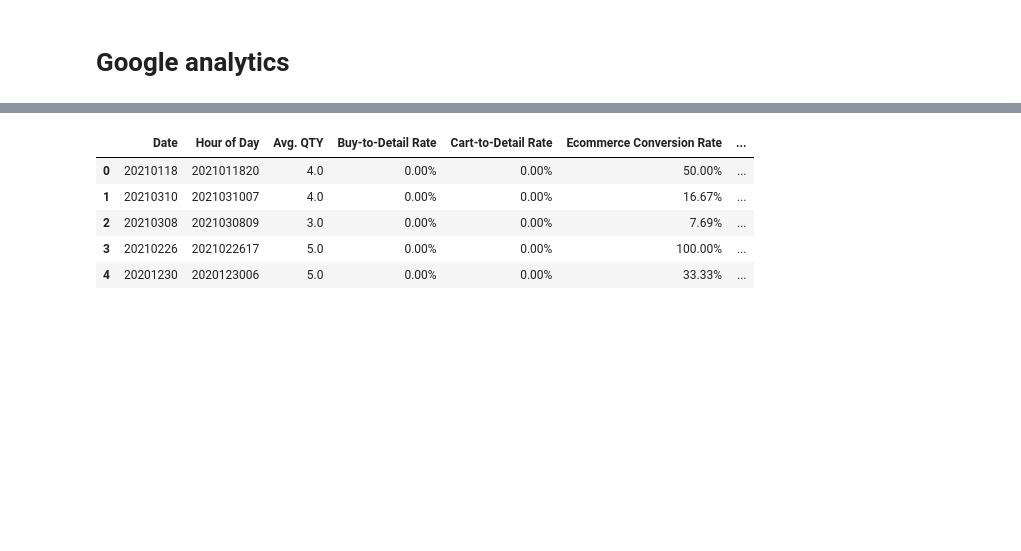
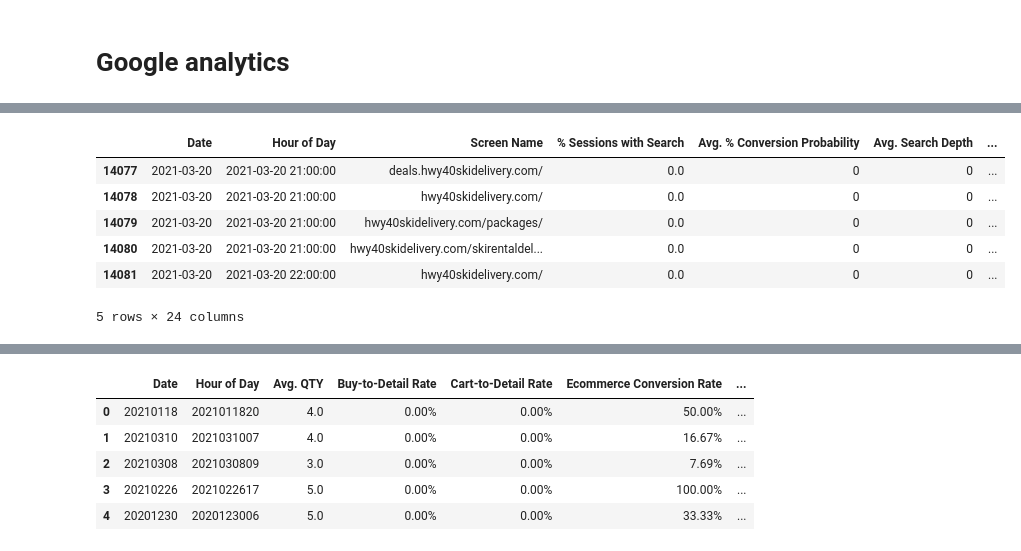
Before and after one commit to Data-Science-in-Business-master/final-project-adventure-haus-and-hwy40-adventure_haus_highway_40, a Jupyter notebook: HW40.ipynb, the cells around one changed output, grey strips where cells are left out. Saved outputs shown, nothing was run; the diff lists cells and outputs as text; code cells hidden in the pictures; blank space fills up the shorter version.

```diff
--- a/HW40.ipynb
+++ b/HW40.ipynb
@@ -179,0 +155,40 @@ device.head()
+# %%
+# Read in behavior data
+behavior_1 = pd.read_csv("data/HWY40/Google Analytics/behavior_1.csv", header=6)
+behavior_2 = pd.read_csv("data/HWY40/Google Analytics/behavior_2.csv", header=6)
+behavior_3 = pd.read_csv("data/HWY40/Google Analytics/behavior_3.csv", header=6)
+behaviors = [behavior_1, behavior_2, behavior_3]
+behavior = pd.concat(behaviors, ignore_index=True)
+
+behavior['Date'] = [dt.datetime.strptime(str(x), '%Y%m%d') for x in behavior['Date']]
+behavior['Hour of Day'] = [dt.datetime.strptime(str(x), '%Y%m%d%H') for x in behavior['Hour of Day']]
+behavior['% Sessions with Search'] = [float(x.strip('%')) for x in behavior['% Sessions with Search']]
+behavior['Avg. % Conversion Probability'] = [int(x) for x in behavior['Avg. % Conversion Probability']]
+behavior['Avg. Search Probability'] = [int(x) for x in behavior['Avg. Search Depth']]
+behavior['Avg. Value'] = [int(x) for x in behavior['Avg. Value']]
+behavior['Entrances'] = [int(x) for x in behavior['Entrances']]
+behavior['Entrances / Pageviews'] = [float(x.strip('%')) for x in behavior['Entrances / Pageviews']]
+behavior['Event Value'] = [int(x) for x in behavior['Event Value']]
+behavior['Events / Session with Event'] = [int(x) for x in behavior['Events / Session with Event']]
+behavior['Results Pageviews'] = [int(x) for x in behavior['Results Pageviews']]
+behavior['Search Depth'] = [int(x) for x in behavior['Search Depth']]
+behavior['Search Exits'] = [int(x) for x in behavior['Search Exits']]
+behavior['Search Refinements'] = [int(x) for x in behavior['Search Refinements']]
+behavior['Sessions with Event'] = [int(x) for x in behavior['Sessions with Event']]
+behavior['Sessions with Search'] = [int(x) for x in behavior['Sessions with Search']]
+behavior['Time after Search'] = [dt.time(dt.datetime.strptime(str(x), '%H:%M:%S').hour, dt.datetime.strptime(str(x), '%H:%M:%S').minute, dt.datetime.strptime(str(x), '%H:%M:%S').second) for x in behavior['Time after Search']]
+behavior['Time on Page'] = [dt.time(dt.datetime.strptime(str(x), '%H:%M:%S').hour, dt.datetime.strptime(str(x), '%H:%M:%S').minute, dt.datetime.strptime(str(x), '%H:%M:%S').second) for x in behavior['Time on Page']]
+behavior['Time on Screen'] = [dt.time(dt.datetime.strptime(str(x), '%H:%M:%S').hour, dt.datetime.strptime(str(x), '%H:%M:%S').minute, dt.datetime.strptime(str(x), '%H:%M:%S').second) for x in behavior['Time on Screen']]
+behavior['Total Events'] = [int(x) for x in behavior['Total Events']]
+behavior['Unique Dimension Combinations'] = [int(x) for x in behavior['Unique Dimension Combinations']]
+behavior['Unique Events'] = [int(x) for x in behavior['Unique Events']]
+behavior['Avg. Search Probability'] = [int(x) for x in behavior['Avg. Search Probability']]
+behavior.tail()
+# %% [output]
+|  | Date | Hour of Day | Screen Name | % Sessions with Search | Avg. % Conversion Probability | Avg. Search Depth | ... |
+| 14077 | 2021-03-20 | 2021-03-20 21:00:00 | deals.hwy40skidelivery.com/ | 0.0 | 0 | 0 | ... |
+| 14078 | 2021-03-20 | 2021-03-20 21:00:00 | hwy40skidelivery.com/ | 0.0 | 0 | 0 | ... |
+| 14079 | 2021-03-20 | 2021-03-20 21:00:00 | hwy40skidelivery.com/packages/ | 0.0 | 0 | 0 | ... |
+| 14080 | 2021-03-20 | 2021-03-20 21:00:00 | hwy40skidelivery.com/skirentaldel... | 0.0 | 0 | 0 | ... |
+| 14081 | 2021-03-20 | 2021-03-20 22:00:00 | hwy40skidelivery.com/ | 0.0 | 0 | 0 | ... |
+5 rows × 24 columns
```
Also changed, not shown: parts of 8 cells of this notebook.
